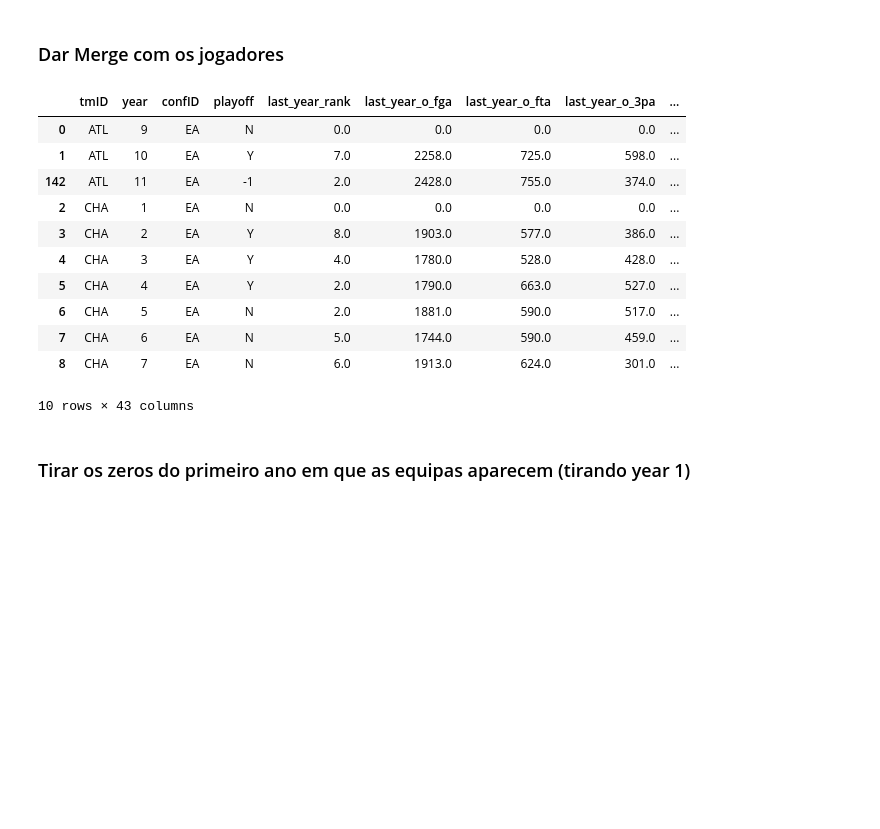
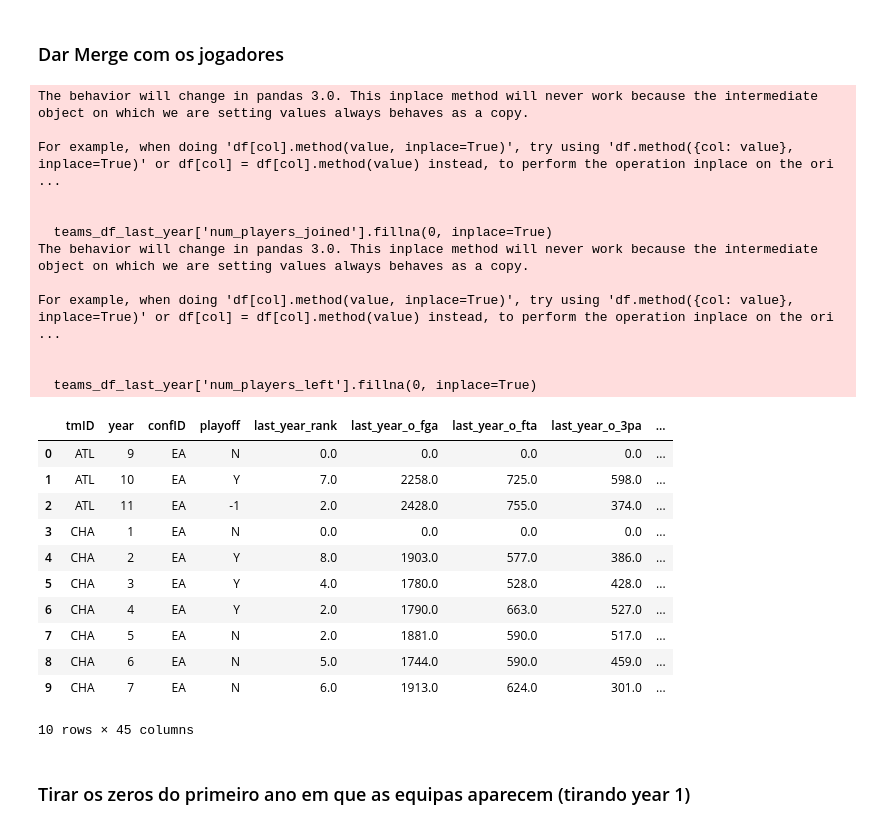
Before and after one commit to jmisidro/FEUP_ML, a Jupyter notebook: src/preparation.ipynb, the cells around one changed output. Cells and saved outputs as stored; diff of their text form; code cells hidden in the pictures; blank space fills up the shorter version.

Commit message:
num_players_changed_team

```diff
--- a/src/preparation.ipynb
+++ b/src/preparation.ipynb
@@ -370,5 +367,0 @@ See the caveats in the documentation: https://pandas.pydata.org/pandas-docs/stab
-# %%
-players_teams['tmID_previous'] = players_teams.groupby('playerID')['tmID'].shift(1)
-players_teams['changed_team'] = (players_teams['tmID'] != players_teams['tmID_previous']).astype(int)
-players_teams.drop(columns=['tmID_previous'], inplace=True)
-players_teams.head(10)
@@ -533,42 +513,64 @@ teams_df_last_year.head(10)
 # %%
 # Calculate various averages for each 'year' and 'tmID' and assign them to teams_df_last_year
 teams_df_last_year['avg_player_height'] = merged_result.groupby(['year', 'tmID'])['height'].transform('mean')
 teams_df_last_year['avg_player_weight'] = merged_result.groupby(['year', 'tmID'])['weight'].transform('mean')
 teams_df_last_year['avg_player_age'] = merged_result.groupby(['year', 'tmID'])['age'].transform('mean')
 teams_df_last_year['avg_player_last_3_years_sum_awards'] = merged_result.groupby(['year', 'tmID'])['last_3_years_sum_awards'].transform('mean')
 teams_df_last_year['avg_player_all_time_sum_awards'] = merged_result.groupby(['year', 'tmID'])['all_time_sum_awards'].transform('mean')
 
 # Count the number of players that changed teams:
 # players that joined this year() were in a different team last year)
 # + players that left this year (were in this team last year)
 dup = players_teams.copy()
 dup['joined_team'] = dup.groupby('playerID')['tmID'].shift(1) != dup['tmID']
 dup['left_team'] = dup.groupby('playerID')['tmID'].shift(-1) != dup['tmID']
-num_players_joined = dup[dup['joined_team']].groupby(['year', 'tmID']).size()
-num_players_left = dup[dup['left_team']].groupby(['year', 'tmID']).size()
-teams_df_last_year['num_players_changed_team'] = num_players_joined.add(num_players_left, fill_value=0)
+num_players_joined = dup[dup['joined_team']].groupby(['year', 'tmID']).size().reset_index(name='num_players_joined')
+num_players_left = dup[dup['left_team']].groupby(['year', 'tmID']).size().reset_index(name='num_players_left')
+
+# Merge the counts of players joined and left with teams_df_last_year
+teams_df_last_year = teams_df_last_year.merge(num_players_joined, on=['year', 'tmID'], how='left')
+teams_df_last_year = teams_df_last_year.merge(num_players_left, on=['year', 'tmID'], how='left')
+
+# Fill NaN values with 0
+teams_df_last_year['num_players_joined'].fillna(0, inplace=True)
+teams_df_last_year['num_players_left'].fillna(0, inplace=True)
+
+# Calculate the total number of players that changed teams
+teams_df_last_year['num_players_changed_team'] = teams_df_last_year['num_players_joined'] + teams_df_last_year['num_players_left']
 
 #teams_df_last_year['last_3_years_avg_pl_efficiency'] = merged_result.groupby(['year', 'tmID'])['last_3_years_avg_pl_efficiency'].transform('mean')
 #teams_df_last_year['all_years_avg_pl_efficiency'] = merged_result.groupby(['year', 'tmID'])['all_years_avg_pl_efficiency'].transform('mean')
 
 # Create new attribute 'tm_efficiency' based on the average of 'last_3_years_avg_pl_efficiency' for each team
 # teams_df_last_year['tm_efficiency'] = teams_df_last_year.groupby(['year', 'tmID'])['last_3_years_avg_pl_efficiency'].transform('mean')
 
 # Display the first 10 rows of the updated teams_df_last_year DataFrame
 teams_df_last_year.head(10)
 # %% [output]
+The behavior will change in pandas 3.0. This inplace method will never work because the intermediate object on which we are setting values always behaves as a copy.
+
+For example, when doing 'df[col].method(value, inplace=True)', try using 'df.method({col: value}, inplace=True)' or df[col] = df[col].method(value) instead, to perform the operation inplace on the ori ...
+
+
+  teams_df_last_year['num_players_joined'].fillna(0, inplace=True)
+The behavior will change in pandas 3.0. This inplace method will never work because the intermediate object on which we are setting values always behaves as a copy.
+
+For example, when doing 'df[col].method(value, inplace=True)', try using 'df.method({col: value}, inplace=True)' or df[col] = df[col].method(value) instead, to perform the operation inplace on the ori ...
+
+
+  teams_df_last_year['num_players_left'].fillna(0, inplace=True)
 |  | tmID | year | confID | playoff | last_year_rank | last_year_o_fga | last_year_o_fta | last_year_o_3pa | ... |
 | 0 | ATL | 9 | EA | N | 0.0 | 0.0 | 0.0 | 0.0 | ... |
 | 1 | ATL | 10 | EA | Y | 7.0 | 2258.0 | 725.0 | 598.0 | ... |
-| 142 | ATL | 11 | EA | -1 | 2.0 | 2428.0 | 755.0 | 374.0 | ... |
-| 2 | CHA | 1 | EA | N | 0.0 | 0.0 | 0.0 | 0.0 | ... |
-| 3 | CHA | 2 | EA | Y | 8.0 | 1903.0 | 577.0 | 386.0 | ... |
-| 4 | CHA | 3 | EA | Y | 4.0 | 1780.0 | 528.0 | 428.0 | ... |
-| 5 | CHA | 4 | EA | Y | 2.0 | 1790.0 | 663.0 | 527.0 | ... |
-| 6 | CHA | 5 | EA | N | 2.0 | 1881.0 | 590.0 | 517.0 | ... |
-| 7 | CHA | 6 | EA | N | 5.0 | 1744.0 | 590.0 | 459.0 | ... |
-| 8 | CHA | 7 | EA | N | 6.0 | 1913.0 | 624.0 | 301.0 | ... |
+| 2 | ATL | 11 | EA | -1 | 2.0 | 2428.0 | 755.0 | 374.0 | ... |
+| 3 | CHA | 1 | EA | N | 0.0 | 0.0 | 0.0 | 0.0 | ... |
+| 4 | CHA | 2 | EA | Y | 8.0 | 1903.0 | 577.0 | 386.0 | ... |
+| 5 | CHA | 3 | EA | Y | 4.0 | 1780.0 | 528.0 | 428.0 | ... |
+| 6 | CHA | 4 | EA | Y | 2.0 | 1790.0 | 663.0 | 527.0 | ... |
+| 7 | CHA | 5 | EA | N | 2.0 | 1881.0 | 590.0 | 517.0 | ... |
+| 8 | CHA | 6 | EA | N | 5.0 | 1744.0 | 590.0 | 459.0 | ... |
+| 9 | CHA | 7 | EA | N | 6.0 | 1913.0 | 624.0 | 301.0 | ... |
-10 rows × 43 columns
+10 rows × 45 columns
 # %% [markdown]
 ### Tirar os zeros do primeiro ano em que as equipas aparecem (tirando year 1)
 # %%
```
Also changed, not shown: parts of 3 cells of this notebook.
